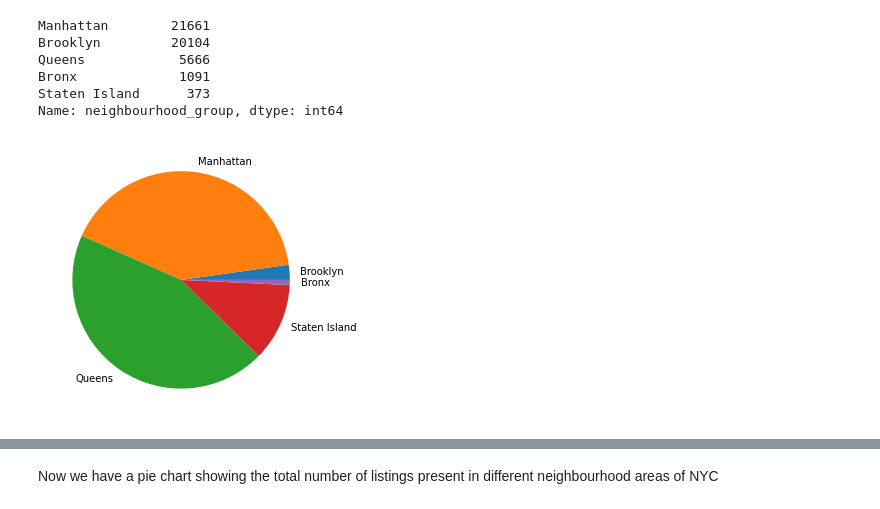
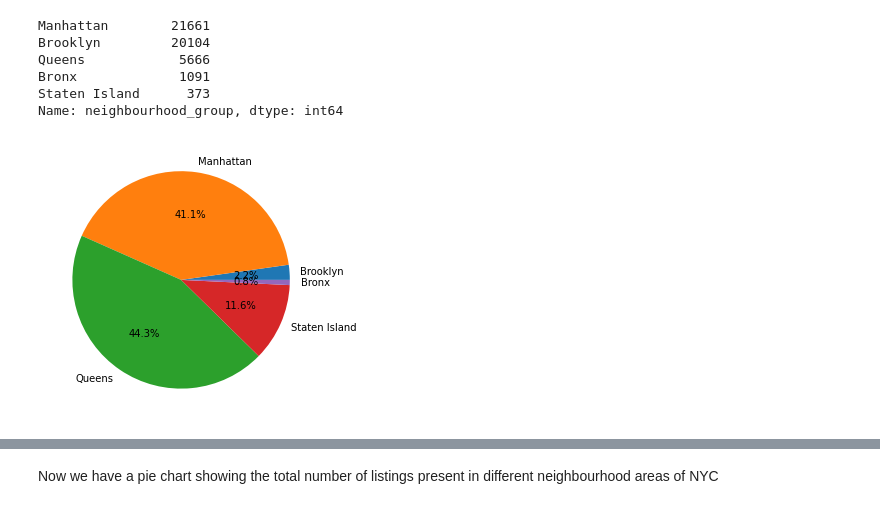
Before and after one commit to VaradiRambabu/EDA-on-Airnbn-Bookings-, a Jupyter notebook: Airbnb_Capstone_Project_.ipynb, the cells around one changed output, grey strips where cells are left out. Cells and saved outputs as stored; diff of their text form; code cells hidden in the pictures.

```diff
--- a/Airbnb_Capstone_Project_.ipynb
+++ b/Airbnb_Capstone_Project_.ipynb
@@ -27,7 +29,7 @@ import matplotlib.pyplot as plt
 import seaborn as sns
 # %%
 #loading the data
-path = '/content/drive/MyDrive/Colab Notebooks/EDA Project/AirBnB Bookings Analysis/Airbnb NYC 2019.csv'
+path = '/content/drive/MyDrive/Capstone_Project1/AirBnB Bookings Analysis/Airbnb NYC 2019.csv'
 # %%
 df = pd.read_csv(path)
 # %%
@@ -243,11 +245,12 @@ Bronx             1091
 Staten Island      373
 Name: neighbourhood_group, dtype: int64
 # %%
+#using the pie chart
 #using the pie chart
 fig = plt.figure(figsize =(10, 5))
 listings=df.groupby(['neighbourhood_group'])['calculated_host_listings_count'].count()
 neighbourhood=df['neighbourhood_group'].unique()
-plt.pie(listings,labels =neighbourhood)
+plt.pie(listings,labels =neighbourhood, autopct='%1.1f%%',)
 plt.show()
 # %% [output]
-[figure, old version]
+[figure, new version]
```
Also changed, not shown: parts of 33 cells of this notebook.
